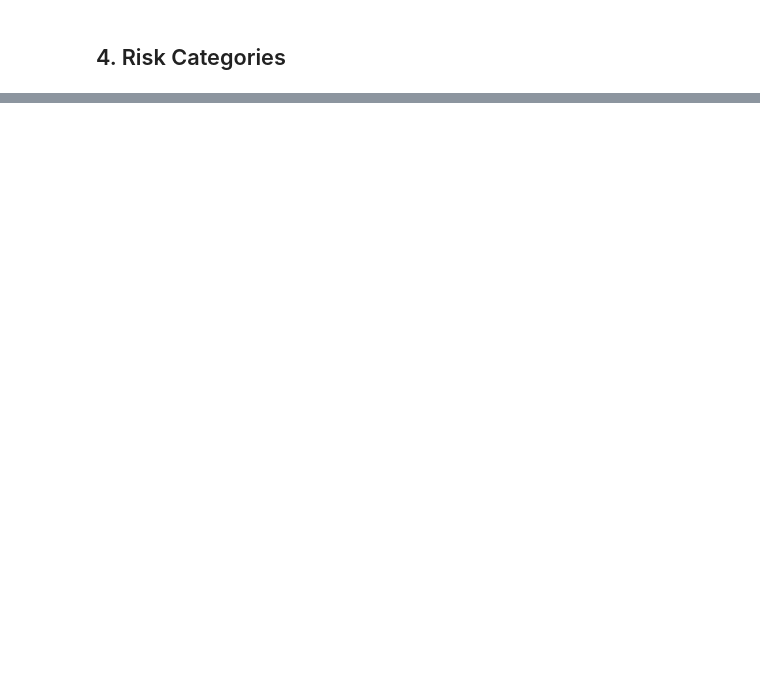
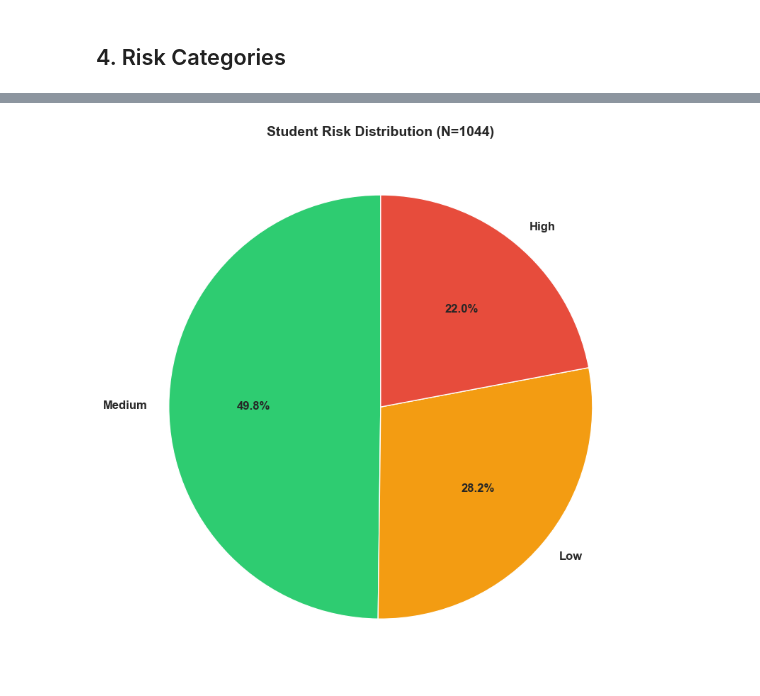
Before and after one commit to pratikkmane/student-performance, a Jupyter notebook: notebooks/03_target_analysis.ipynb, the cells around one changed output, grey strips where cells are left out. Saved outputs shown, nothing was run; the diff lists cells and outputs as text; code cells hidden in the pictures; blank space fills up the shorter version.

```diff
--- a/notebooks/03_target_analysis.ipynb
+++ b/notebooks/03_target_analysis.ipynb
@@ -85,0 +202,13 @@ for category in ['Low Risk', 'Medium Risk', 'High Risk']:
+# %%
+# Visualization 3: Risk Category Pie Chart
+risk_counts = df['risk_category'].value_counts()
+colors = ['#2ecc71', '#f39c12', '#e74c3c']  # Green, Orange, Red
+
+plt.figure(figsize=(10, 8))
+plt.pie(risk_counts, labels=risk_counts.index, colors=colors, autopct='%1.1f%%',
+        startangle=90, textprops={'fontsize': 12, 'fontweight': 'bold'})
+plt.title(f'Student Risk Distribution (N={len(df)})', fontsize=14, fontweight='bold')
+plt.tight_layout()
+plt.show()
+# %% [output]
+[figure, added]
```
Also changed, not shown: parts of 15 cells of this notebook.
